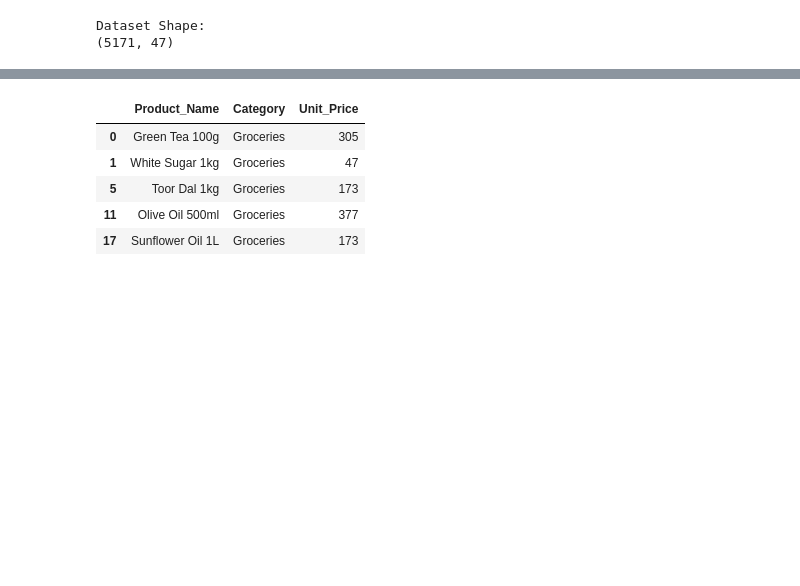
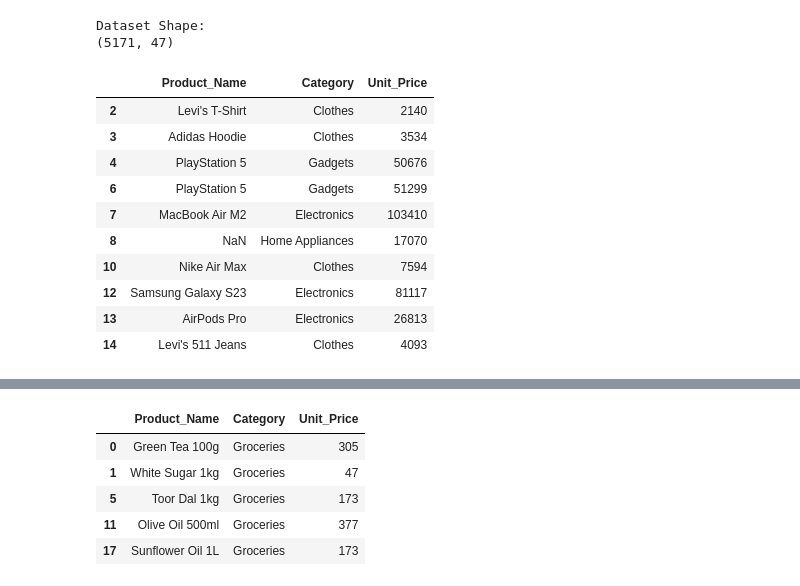
Before and after one commit to Snehal05300/Retail-Analytics-Kickoff-Dataset-Exploration-Statistical-Analysis, a Jupyter notebook: Lab_3.ipynb, the cells around one changed output, grey strips where cells are left out. Drawn from its saved outputs; the diff is of its cells as text; code cells hidden in the pictures; blank space fills up the shorter version.

```diff
--- a/Lab_3.ipynb
+++ b/Lab_3.ipynb
@@ -207,3 +245,18 @@ print(df.shape)
 # %% [output]
 Dataset Shape:
 (5171, 47)
+# %%
+high_price = df[df['Unit_Price'] > 1000]
+high_price[['Product_Name', 'Category', 'Unit_Price']].head(10)
+# %% [output]
+|  | Product_Name | Category | Unit_Price |
+| 2 | Levi's T-Shirt | Clothes | 2140 |
+| 3 | Adidas Hoodie | Clothes | 3534 |
+| 4 | PlayStation 5 | Gadgets | 50676 |
+| 6 | PlayStation 5 | Gadgets | 51299 |
+| 7 | MacBook Air M2 | Electronics | 103410 |
+| 8 | NaN | Home Appliances | 17070 |
+| 10 | Nike Air Max | Clothes | 7594 |
+| 12 | Samsung Galaxy S23 | Electronics | 81117 |
+| 13 | AirPods Pro | Electronics | 26813 |
+| 14 | Levi's 511 Jeans | Clothes | 4093 |
```
Also changed, not shown: parts of 10 cells of this notebook, 8 other files.
